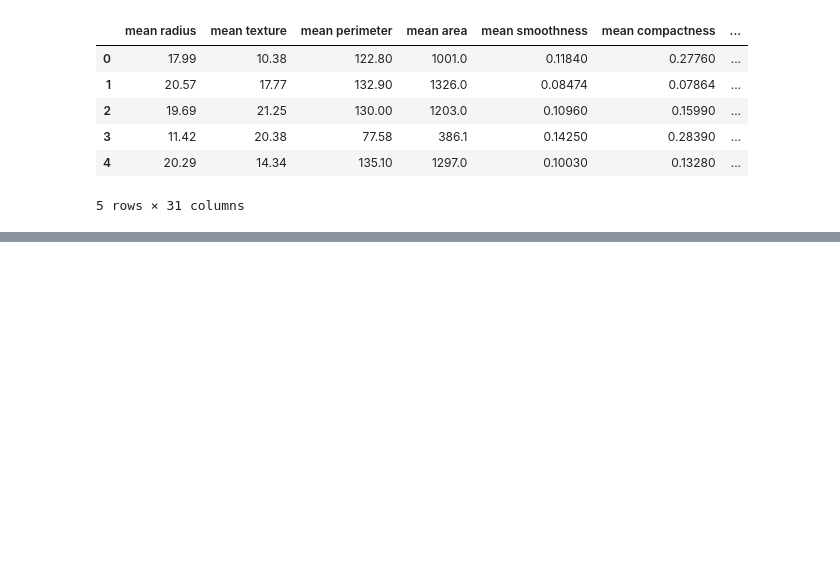
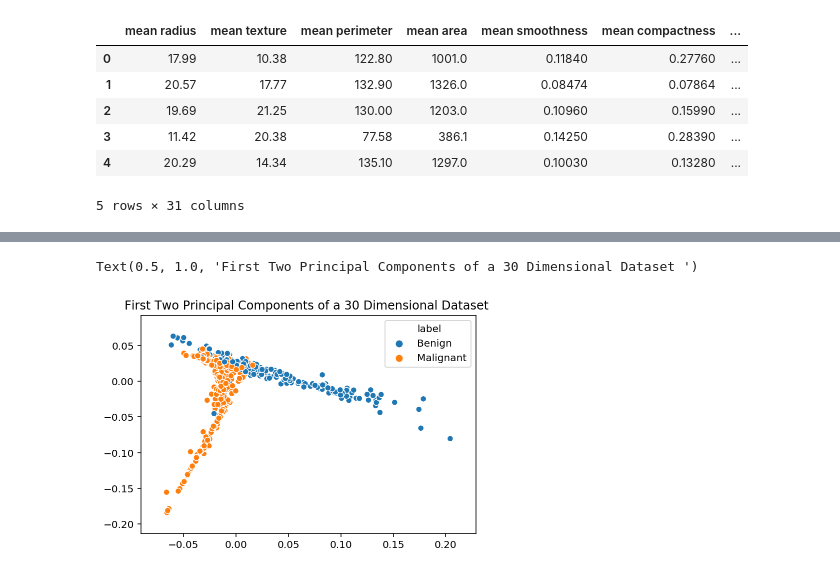
Before and after one commit to uGokalp/HisarAI, a Jupyter notebook: DataScience/DimensionalityReduction.ipynb, the cells around one changed output, grey strips where cells are left out. Saved outputs shown, nothing was run; the diff lists cells and outputs as text; code cells hidden in the pictures; blank space fills up the shorter version.

```diff
--- a/DataScience/DimensionalityReduction.ipynb
+++ b/DataScience/DimensionalityReduction.ipynb
@@ -42,0 +69,11 @@ sns.scatterplot(dim2[:,0],dim2[:,1],hue = data.label.map({1:"Malignant", 0:"Beni
+# %%
+from sklearn.manifold import LocallyLinearEmbedding
+
+lle = LocallyLinearEmbedding(n_components=2, n_neighbors=10)
+X_reduced = lle.fit_transform(x)
+# %%
+sns.scatterplot(X_reduced[:,0],X_reduced[:,1],hue = data.label.map({1:"Malignant", 0:"Benign"}))
+plt.title("First Two Principal Components of a 30 Dimensional Dataset ")
+# %% [output]
+Text(0.5, 1.0, 'First Two Principal Components of a 30 Dimensional Dataset ')
+[figure, added]
```
Also changed, not shown: parts of 9 cells of this notebook, 11 other files.
